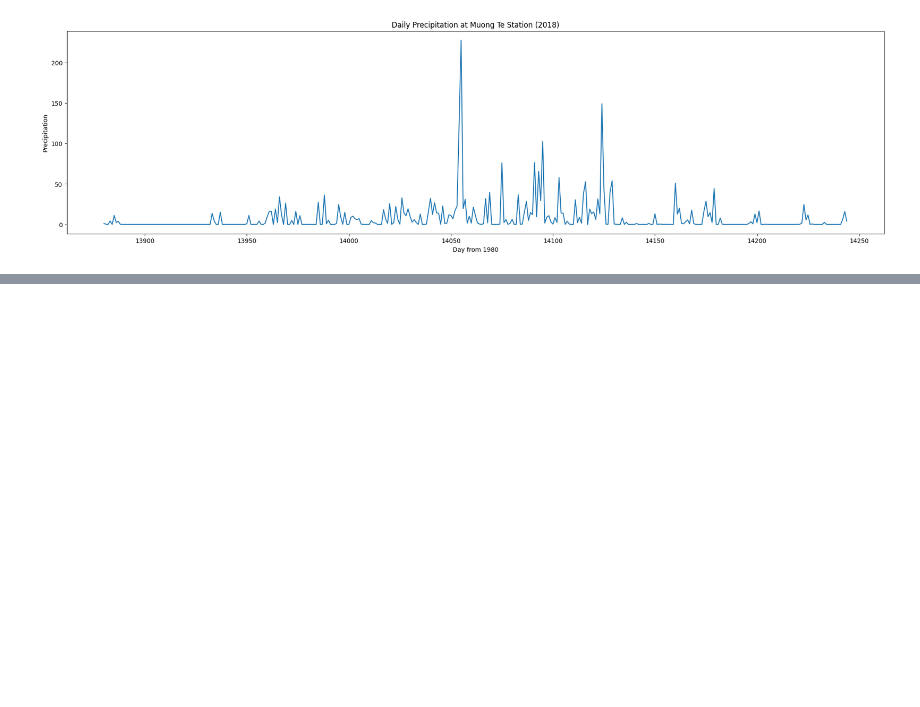
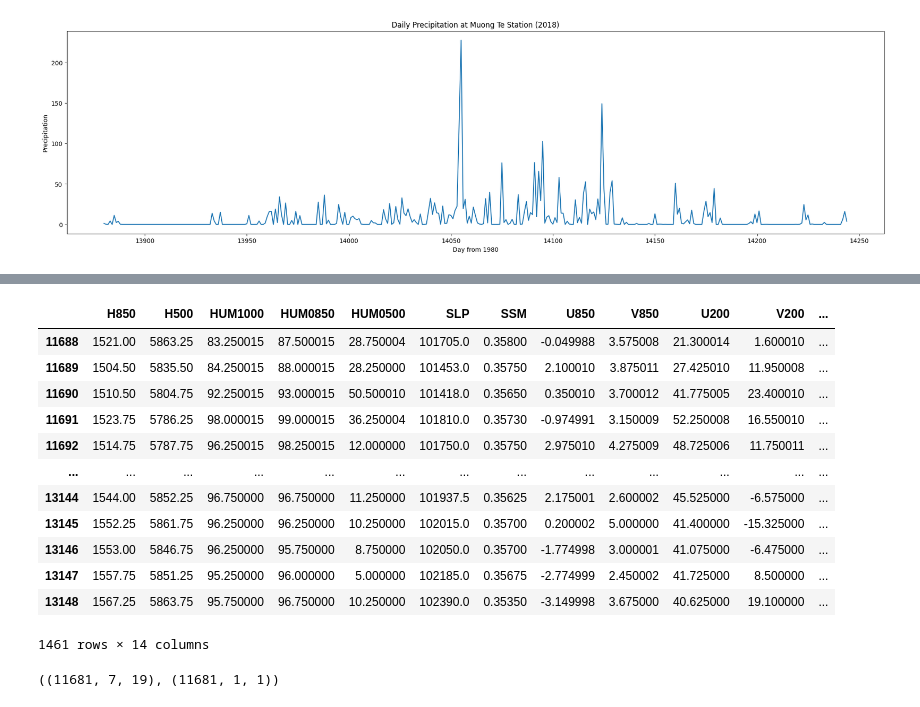
Before and after one commit to phuonglh/vlp, a Jupyter notebook: s2s/src/main/python/extreme.ipynb, the cells around one changed output, grey strips where cells are left out. Cells and saved outputs as stored; diff of their text form; code cells hidden in the pictures; blank space fills up the shorter version.

```diff
--- a/s2s/src/main/python/extreme.ipynb
+++ b/s2s/src/main/python/extreme.ipynb
@@ -188,0 +155,2 @@ sum(y18) # number of days with extreme >= 90%
+# %%
+features = list(df.columns.values)[0:-2] # remove the last two columns which are not the main features ('Date' and 'y')
@@ -188,0 +173,18 @@ sum(y18) # number of days with extreme >= 90%
+# %%
+train, valid, test = TSDataset.from_pandas(df, dt_col='Date', target_col='y', extra_feature_col=features, with_split=True, val_ratio=0.1, test_ratio=0.1)
+# %%
+valid.df
+# %% [output]
+|  | H850 | H500 | HUM1000 | HUM0850 | HUM0500 | SLP | SSM | U850 | V850 | U200 | V200 | ... |
+| 11688 | 1521.00 | 5863.25 | 83.250015 | 87.500015 | 28.750004 | 101705.0 | 0.35800 | -0.049988 | 3.575008 | 21.300014 | 1.600010 | ... |
+| 11689 | 1504.50 | 5835.50 | 84.250015 | 88.000015 | 28.250000 | 101453.0 | 0.35750 | 2.100010 | 3.875011 | 27.425010 | 11.950008 | ... |
+| 11690 | 1510.50 | 5804.75 | 92.250015 | 93.000015 | 50.500010 | 101418.0 | 0.35650 | 0.350010 | 3.700012 | 41.775005 | 23.400010 | ... |
+| 11691 | 1523.75 | 5786.25 | 98.000015 | 99.000015 | 36.250004 | 101810.0 | 0.35730 | -0.974991 | 3.150009 | 52.250008 | 16.550010 | ... |
+| 11692 | 1514.75 | 5787.75 | 96.250015 | 98.250015 | 12.000000 | 101750.0 | 0.35750 | 2.975010 | 4.275009 | 48.725006 | 11.750011 | ... |
+| ... | ... | ... | ... | ... | ... | ... | ... | ... | ... | ... | ... | ... |
+| 13144 | 1544.00 | 5852.25 | 96.750000 | 96.750000 | 11.250000 | 101937.5 | 0.35625 | 2.175001 | 2.600002 | 45.525000 | -6.575000 | ... |
+| 13145 | 1552.25 | 5861.75 | 96.250000 | 96.250000 | 10.250000 | 102015.0 | 0.35700 | 0.200002 | 5.000000 | 41.400000 | -15.325000 | ... |
+| 13146 | 1553.00 | 5846.75 | 96.250000 | 95.750000 | 8.750000 | 102050.0 | 0.35700 | -1.774998 | 3.000001 | 41.075000 | -6.475000 | ... |
+| 13147 | 1557.75 | 5851.25 | 95.250000 | 96.000000 | 5.000000 | 102185.0 | 0.35675 | -2.774999 | 2.450002 | 41.725000 | 8.500000 | ... |
+| 13148 | 1567.25 | 5863.75 | 95.750000 | 96.750000 | 10.250000 | 102390.0 | 0.35350 | -3.149998 | 3.675000 | 40.625000 | 19.100000 | ... |
+1461 rows × 14 columns
@@ -188,0 +201,5 @@ sum(y18) # number of days with extreme >= 90%
+# %%
+X, y = train.to_numpy()
+X.shape, y.shape
+# %% [output]
+((11681, 7, 19), (11681, 1, 1))
```
Also changed, not shown: parts of 58 cells of this notebook.
